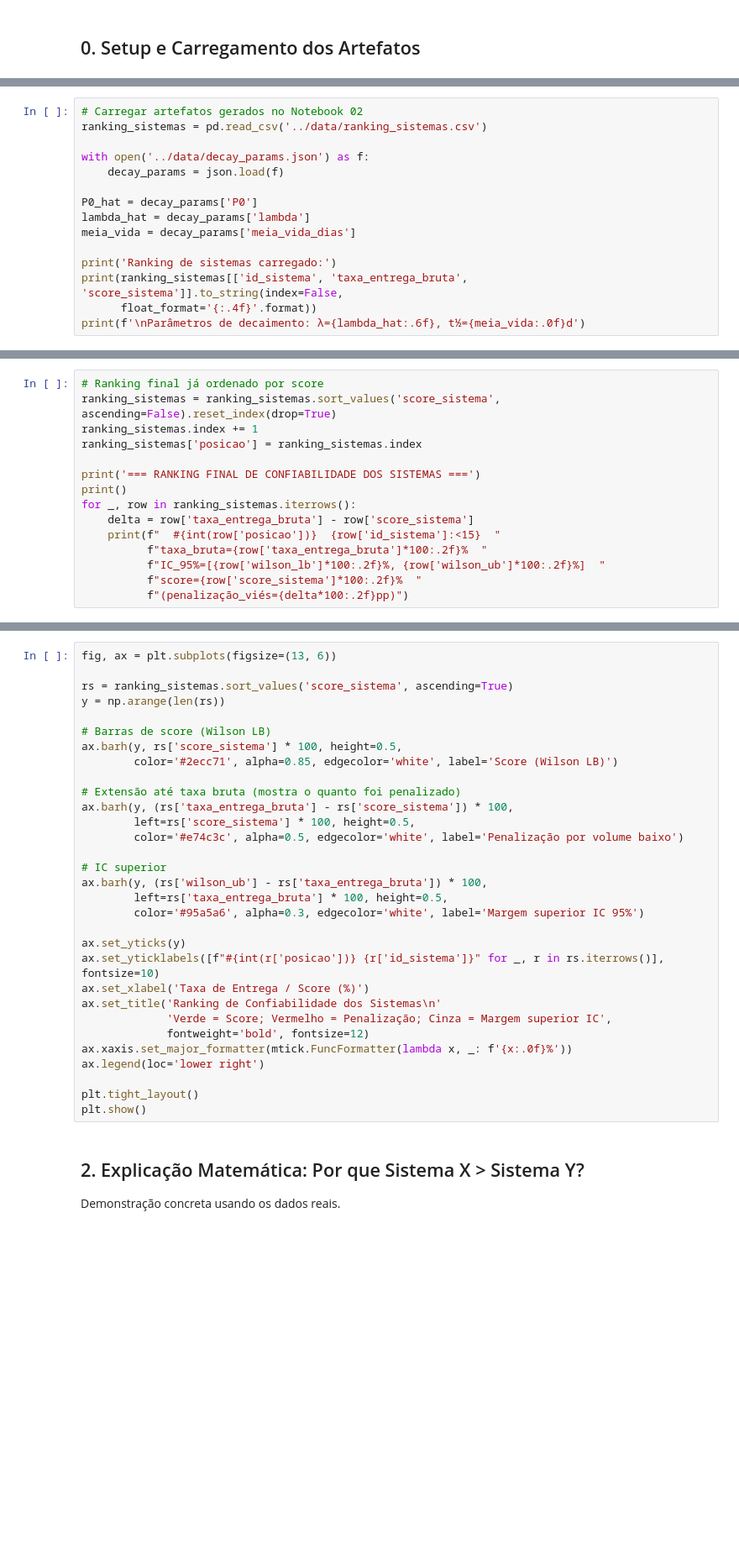
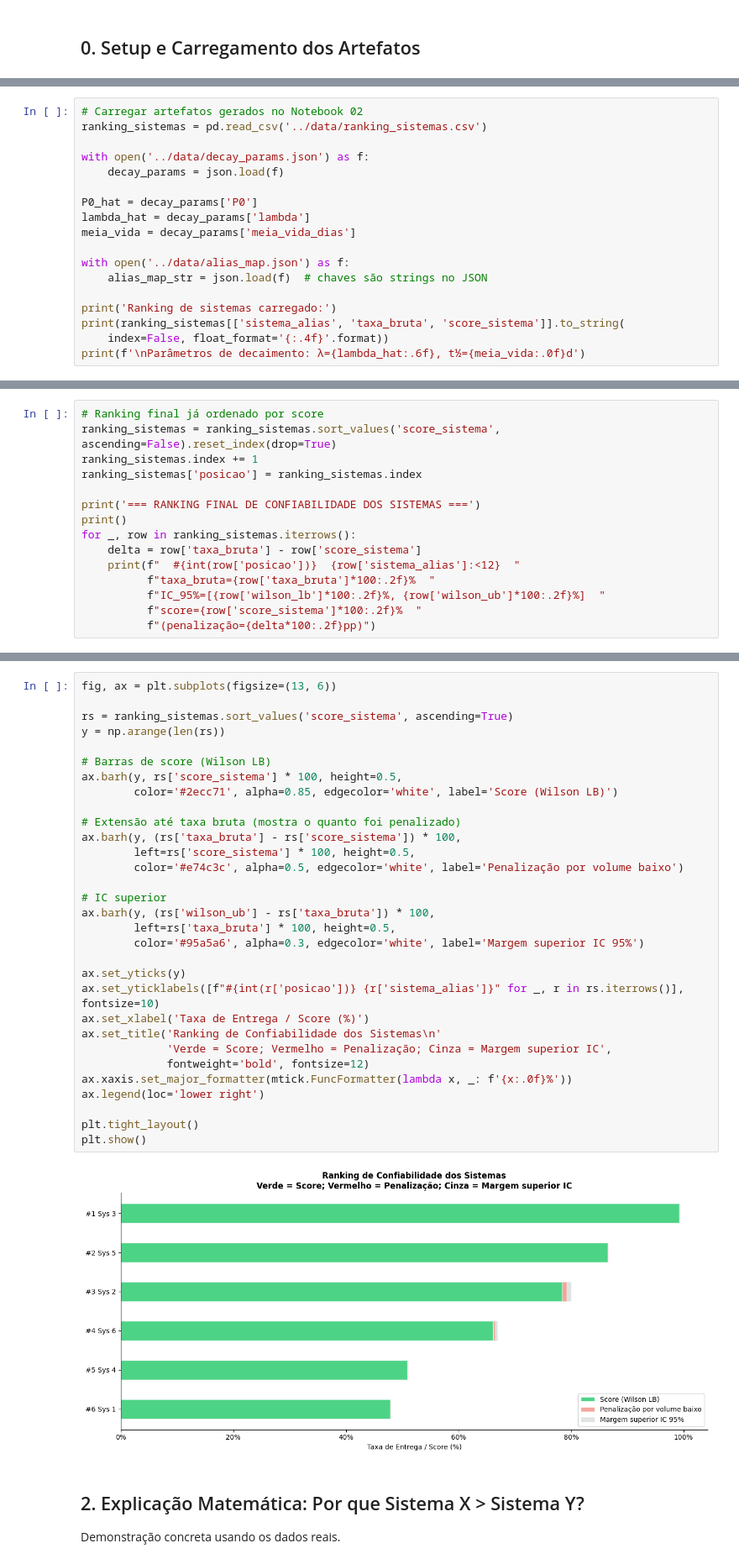
Before and after one commit to Lucas-SGO/desafio-cientista-dados-pleno-campanhas, a Jupyter notebook: notebooks/03_ranking_e_algoritmo.ipynb, the cells around one changed output, grey strips where cells are left out. Shown at 84% size. Drawn from its saved outputs; the diff is of its cells as text; blank space fills up the shorter version.

```diff
--- a/notebooks/03_ranking_e_algoritmo.ipynb
+++ b/notebooks/03_ranking_e_algoritmo.ipynb
@@ -53,7 +57,10 @@ P0_hat = decay_params['P0']
 lambda_hat = decay_params['lambda']
 meia_vida = decay_params['meia_vida_dias']
 
+with open('../data/alias_map.json') as f:
+    alias_map_str = json.load(f)  # chaves são strings no JSON
+
 print('Ranking de sistemas carregado:')
-print(ranking_sistemas[['id_sistema', 'taxa_entrega_bruta', 'score_sistema']].to_string(index=False,
-      float_format='{:.4f}'.format))
+print(ranking_sistemas[['sistema_alias', 'taxa_bruta', 'score_sistema']].to_string(
+    index=False, float_format='{:.4f}'.format))
 print(f'\nParâmetros de decaimento: λ={lambda_hat:.6f}, t½={meia_vida:.0f}d')
@@ -90,9 +108,9 @@ ranking_sistemas['posicao'] = ranking_sistemas.index
 print('=== RANKING FINAL DE CONFIABILIDADE DOS SISTEMAS ===')
 print()
 for _, row in ranking_sistemas.iterrows():
-    delta = row['taxa_entrega_bruta'] - row['score_sistema']
-    print(f"  #{int(row['posicao'])}  {row['id_sistema']:<15}  "
-          f"taxa_bruta={row['taxa_entrega_bruta']*100:.2f}%  "
+    delta = row['taxa_bruta'] - row['score_sistema']
+    print(f"  #{int(row['posicao'])}  {row['sistema_alias']:<12}  "
+          f"taxa_bruta={row['taxa_bruta']*100:.2f}%  "
           f"IC_95%=[{row['wilson_lb']*100:.2f}%, {row['wilson_ub']*100:.2f}%]  "
           f"score={row['score_sistema']*100:.2f}%  "
-          f"(penalização_viés={delta*100:.2f}pp)")
+          f"(penalização={delta*100:.2f}pp)")
@@ -99,34 +126,36 @@ for _, row in ranking_sistemas.iterrows():
 # %%
 fig, ax = plt.subplots(figsize=(13, 6))
 
 rs = ranking_sistemas.sort_values('score_sistema', ascending=True)
 y = np.arange(len(rs))
 
 # Barras de score (Wilson LB)
 ax.barh(y, rs['score_sistema'] * 100, height=0.5,
         color='#2ecc71', alpha=0.85, edgecolor='white', label='Score (Wilson LB)')
 
 # Extensão até taxa bruta (mostra o quanto foi penalizado)
-ax.barh(y, (rs['taxa_entrega_bruta'] - rs['score_sistema']) * 100,
+ax.barh(y, (rs['taxa_bruta'] - rs['score_sistema']) * 100,
         left=rs['score_sistema'] * 100, height=0.5,
         color='#e74c3c', alpha=0.5, edgecolor='white', label='Penalização por volume baixo')
 
 # IC superior
-ax.barh(y, (rs['wilson_ub'] - rs['taxa_entrega_bruta']) * 100,
-        left=rs['taxa_entrega_bruta'] * 100, height=0.5,
+ax.barh(y, (rs['wilson_ub'] - rs['taxa_bruta']) * 100,
+        left=rs['taxa_bruta'] * 100, height=0.5,
         color='#95a5a6', alpha=0.3, edgecolor='white', label='Margem superior IC 95%')
 
 ax.set_yticks(y)
-ax.set_yticklabels([f"#{int(r['posicao'])} {r['id_sistema']}" for _, r in rs.iterrows()], fontsize=10)
+ax.set_yticklabels([f"#{int(r['posicao'])} {r['sistema_alias']}" for _, r in rs.iterrows()], fontsize=10)
 ax.set_xlabel('Taxa de Entrega / Score (%)')
 ax.set_title('Ranking de Confiabilidade dos Sistemas\n'
              'Verde = Score; Vermelho = Penalização; Cinza = Margem superior IC',
              fontweight='bold', fontsize=12)
 ax.xaxis.set_major_formatter(mtick.FuncFormatter(lambda x, _: f'{x:.0f}%'))
 ax.legend(loc='lower right')
 
 plt.tight_layout()
 plt.show()
+# %% [output]
+[figure, added]
 # %% [markdown]
 ## 2. Explicação Matemática: Por que Sistema X > Sistema Y?
 
```
Also changed, not shown: parts of 20 cells of this notebook.
